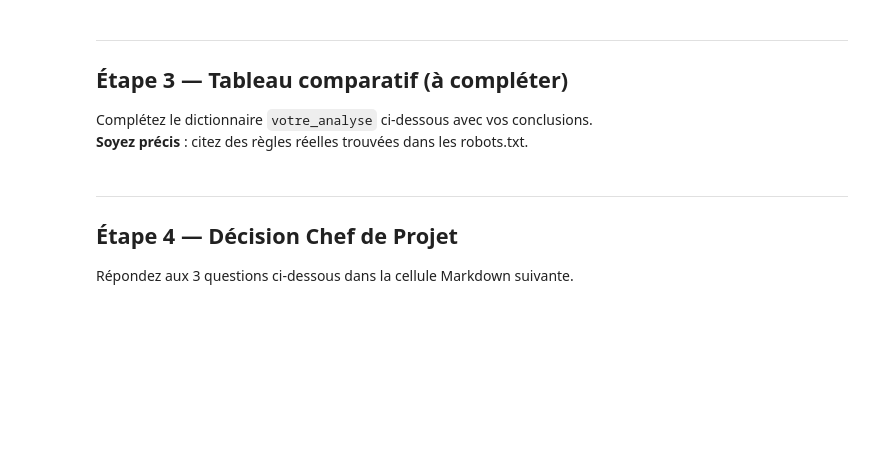
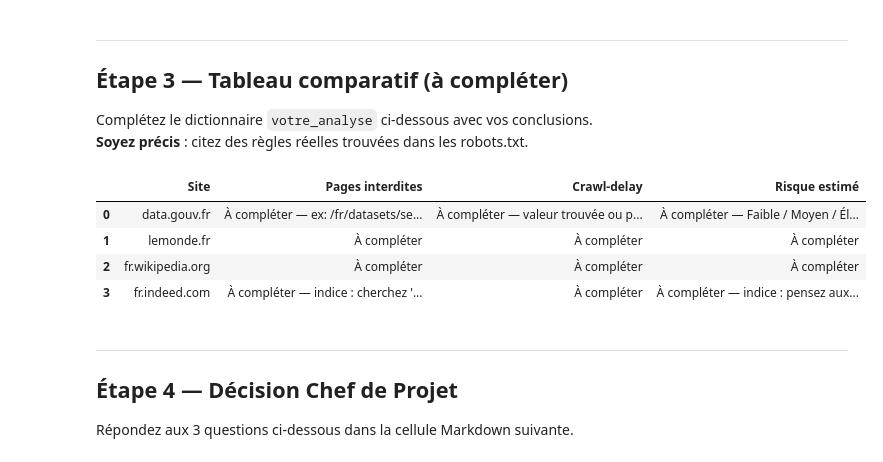
Before and after one commit to fabienquimper/tp_crawling_rgpd, a Jupyter notebook: 01_compliance.ipynb, the cells around one changed output. Saved outputs shown, nothing was run; the diff lists cells and outputs as text; code cells hidden in the pictures; blank space fills up the shorter version.

```diff
--- a/01_compliance.ipynb
+++ b/01_compliance.ipynb
@@ -198,28 +431,40 @@ Complétez le dictionnaire `votre_analyse` ci-dessous avec vos conclusions.
 # %%
 # ✏️  COMPLÉTEZ CE DICTIONNAIRE avec vos observations
 votre_analyse = [
     {
         "Site":             "data.gouv.fr",
-        "Pages interdites": "À compléter — ex: /fr/search/ est-elle bloquée ?",
-        "Crawl-delay":      "À compléter — valeur trouvée ou pause que vous appliquerez",
+        "Pages interdites": "À compléter — ex: /fr/datasets/search?* est bloqué, mais pas /fr/search/",
+        "Crawl-delay":      "À compléter — valeur trouvée ou pause appliquée",
         "Risque estimé":    "À compléter — Faible / Moyen / Élevé + 1 argument",
     },
     {
         "Site":             "lemonde.fr",
         "Pages interdites": "À compléter",
         "Crawl-delay":      "À compléter",
         "Risque estimé":    "À compléter",
     },
     {
         "Site":             "fr.wikipedia.org",
         "Pages interdites": "À compléter",
         "Crawl-delay":      "À compléter",
         "Risque estimé":    "À compléter",
     },
+    {
+        "Site":             "fr.indeed.com",
+        "Pages interdites": "À compléter — indice : cherchez 'viewjob' dans le robots.txt",
+        "Crawl-delay":      "À compléter",
+        "Risque estimé":    "À compléter — indice : pensez aux CGU et à l'asymétrie User-agent: * vs Googlebot",
+    },
 ]
 
 df_analyse = pd.DataFrame(votre_analyse)
 display(df_analyse)
+# %% [output]
+|  | Site | Pages interdites | Crawl-delay | Risque estimé |
+| 0 | data.gouv.fr | À compléter — ex: /fr/datasets/se... | À compléter — valeur trouvée ou p... | À compléter — Faible / Moyen / Él... |
+| 1 | lemonde.fr | À compléter | À compléter | À compléter |
+| 2 | fr.wikipedia.org | À compléter | À compléter | À compléter |
+| 3 | fr.indeed.com | À compléter — indice : cherchez '... | À compléter | À compléter — indice : pensez aux... |
 # %% [markdown]
 ---
 ## Étape 4 — Décision Chef de Projet
```
Also changed, not shown: parts of 8 cells of this notebook, 6 other files.
